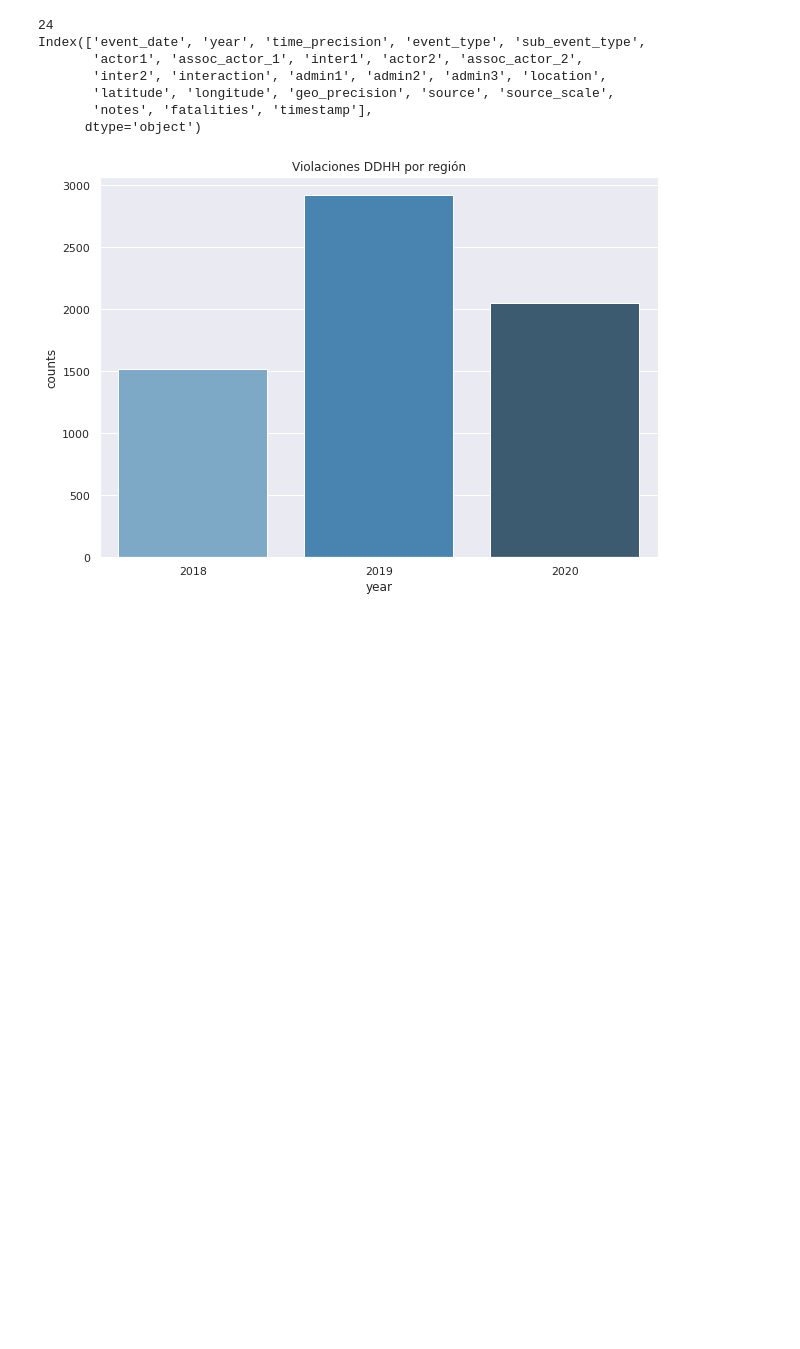
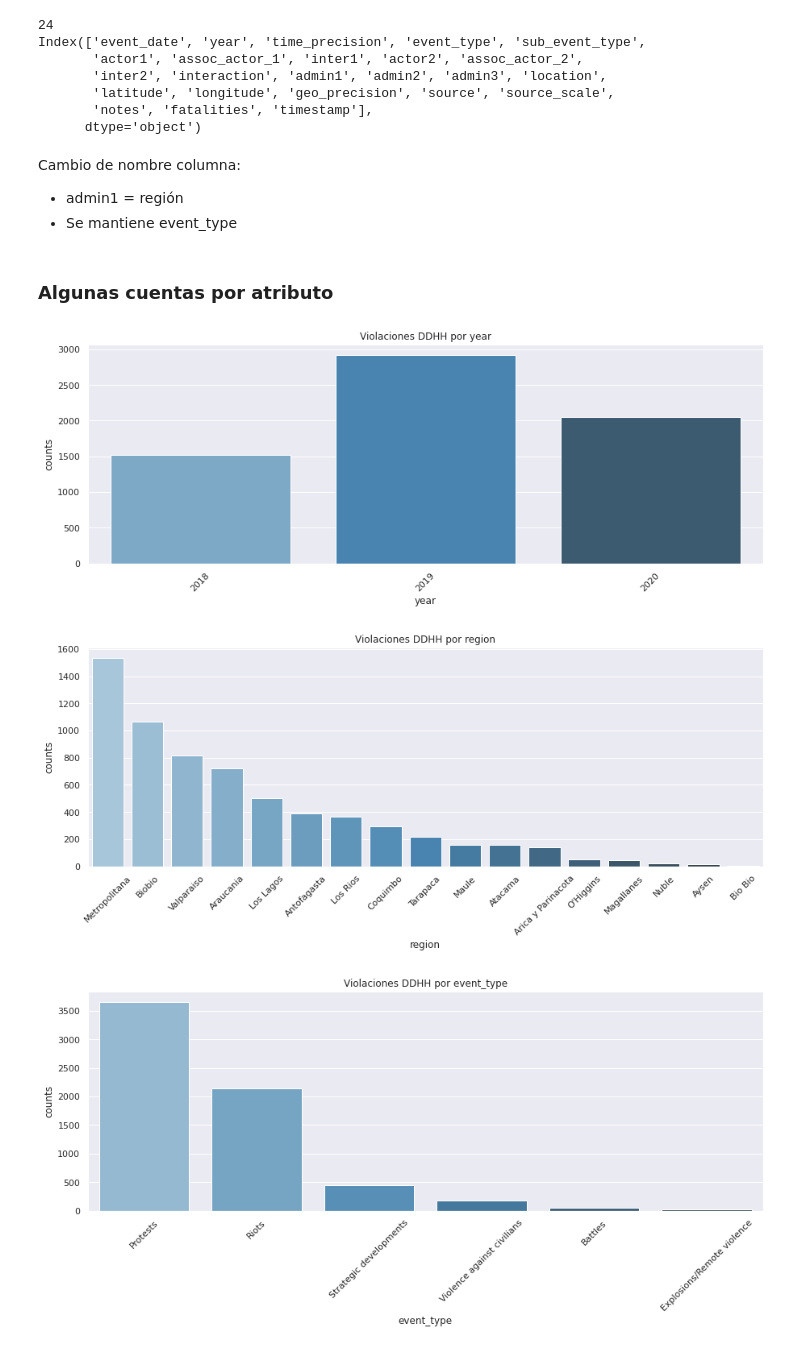
Before and after one commit to hugosep/machine-learning-taller-3, a Jupyter notebook: taller_3.ipynb, the cells around one changed output. Drawn from its saved outputs; the diff is of its cells as text; code cells hidden in the pictures; blank space fills up the shorter version.

```diff
--- a/taller_3.ipynb
+++ b/taller_3.ipynb
@@ -54,12 +106,35 @@ Index(['event_date', 'year', 'time_precision', 'event_type', 'sub_event_type',
        'latitude', 'longitude', 'geo_precision', 'source', 'source_scale',
        'notes', 'fatalities', 'timestamp'],
       dtype='object')
+# %% [markdown]
+Cambio de nombre columna:
+
+* admin1 = región
+* Se mantiene event_type
+# %%
+data = data.rename(columns={"admin1": "region"})
+# %% [markdown]
+### Algunas cuentas por atributo
 # %%
-gr = data.groupby(['year']).size().reset_index(name='counts')
-fig, ax = plt.subplots(figsize=(10, 7),nrows=1)
-sns.barplot(data=gr, x='year', y='counts', palette="Blues_d",ax=ax)
-ax.set_title('Violaciones DDHH por región')
-plt.show()
-print("")
+see = ["year", "region", "event_type"]
+
+for s in see:
+  gr = data.groupby(s).size().nlargest(50).reset_index(name='counts')
+  fig, ax = plt.subplots(figsize=(15, 5),nrows=1)
+  sns.barplot(data=gr, x=s, y='counts', palette="Blues_d",ax=ax)
+  ax.set_title('Violaciones DDHH por ' + s)
+  ax.set_xticklabels(ax.get_xticklabels(), rotation=45)
+  plt.show()
+  print("")
+
+cont_predictors_names = ['event_date', 'year', 'time_precision', 'sub_event_type',
+       'actor1', 'assoc_actor_1', 'inter1', 'actor2', 'assoc_actor_2',
+       'inter2', 'interaction', 'region', 'admin2', 'admin3',
+       'latitude', 'longitude', 'geo_precision', 'source', 'source_scale',
+       'notes', 'fatalities', 'timestamp']
+
+classes = ["region", "event_type"]
 # %% [output]
-[figure, old version]
+[figure, new version]
+[figure, added]
+[figure, added]
```
Also changed, not shown: parts of 42 cells of this notebook, 1 other file.
